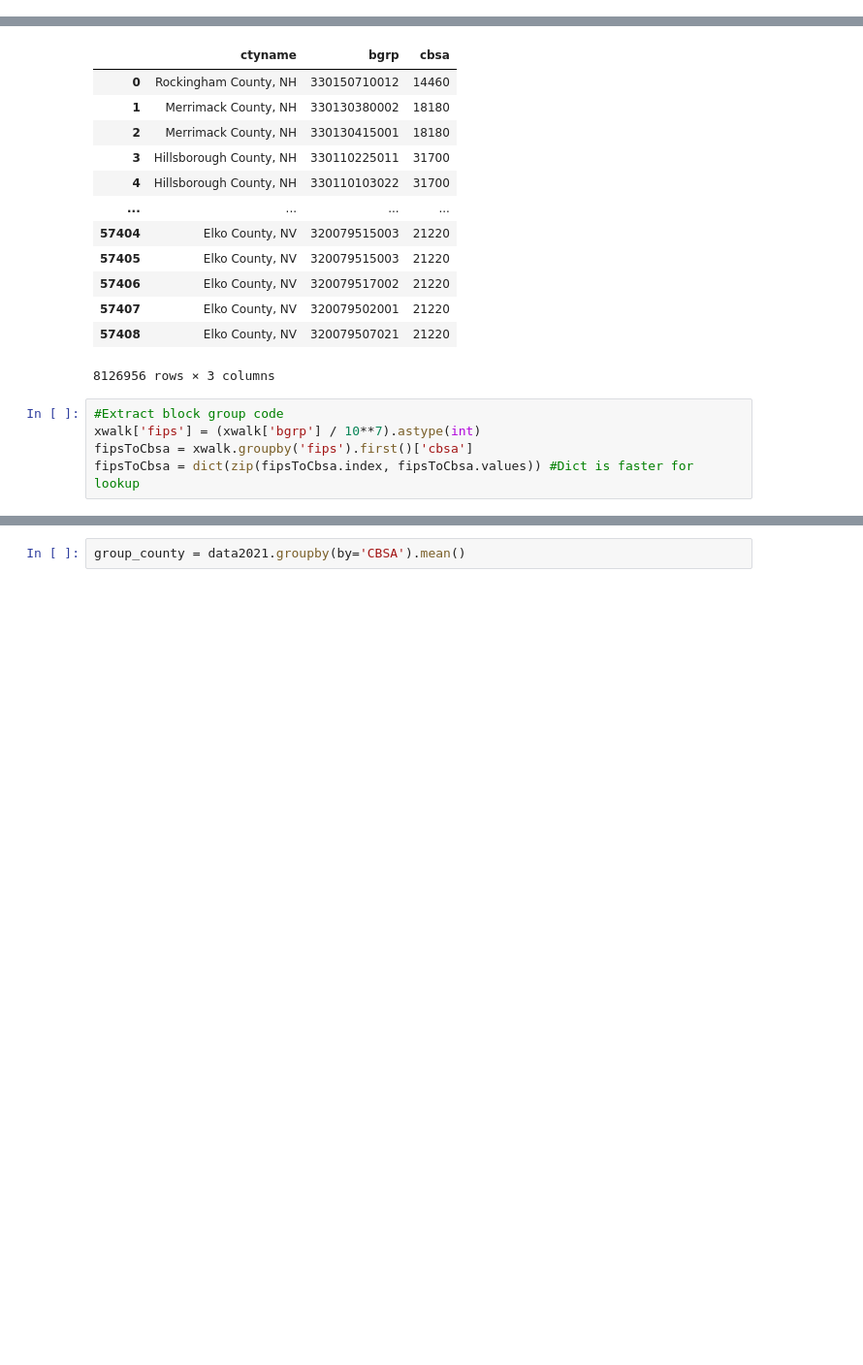
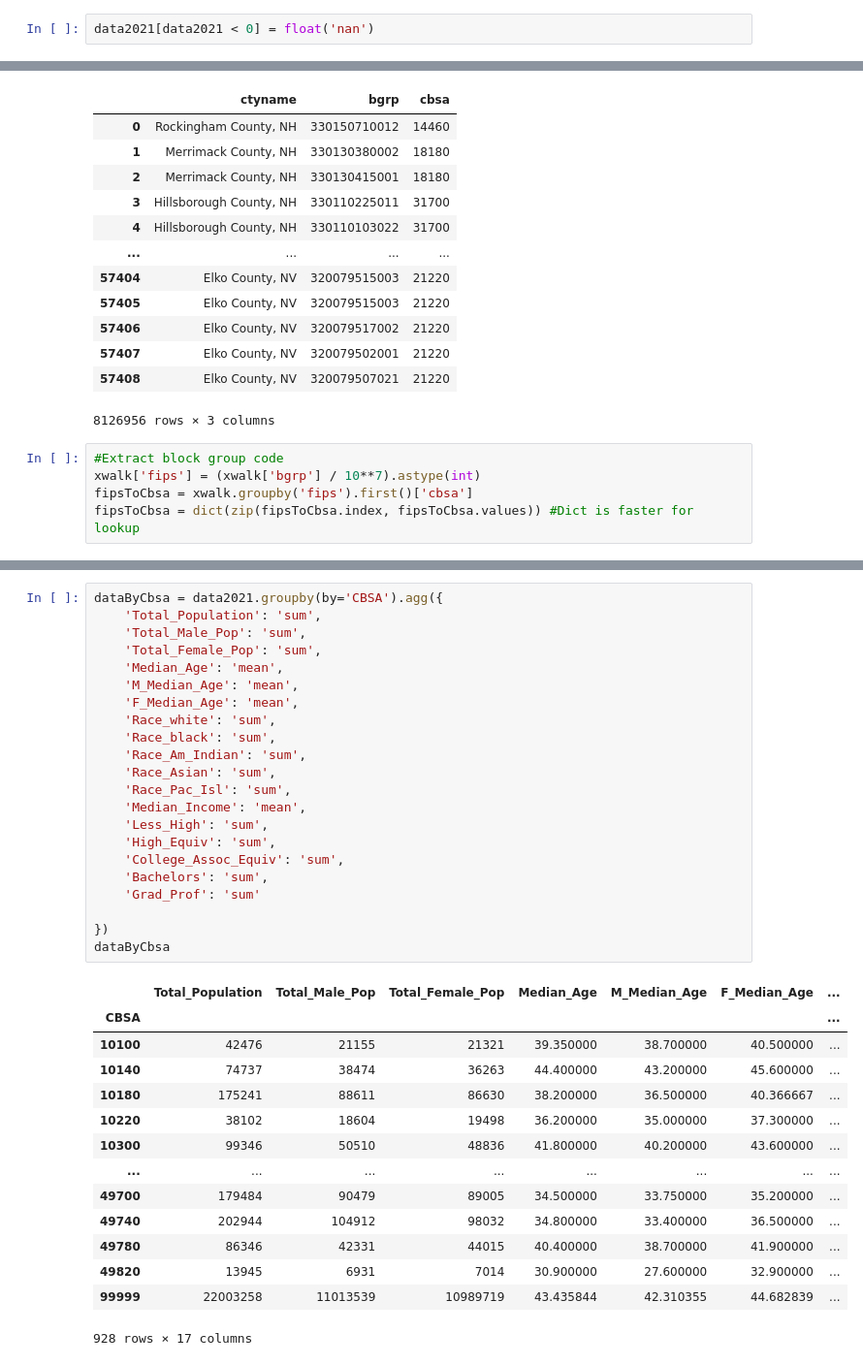
Before and after one commit to ElliottGAbel/Liminal_Cities, a Jupyter notebook: ACS_access.ipynb, the cells around one changed output, grey strips where cells are left out. Shown at 97% size. Cells and saved outputs as stored; diff of their text form; blank space fills up the shorter version.

```diff
--- a/ACS_access.ipynb
+++ b/ACS_access.ipynb
@@ -104,2 +99,4 @@ xwalk['FIPS'] = (xwalk['fipsstatecode'] * 1000) + xwalk['fipscountycode']
 # %%
 data2021['FIPS'] = data2021['FIPS'].astype(float)
+# %%
+data2021[data2021 < 0] = float('nan')
@@ -173,3 +173,38 @@ data2021
 # %%
-group_county = data2021.groupby(by='CBSA').mean()
+dataByCbsa = data2021.groupby(by='CBSA').agg({
+    'Total_Population': 'sum',
+    'Total_Male_Pop': 'sum',
+    'Total_Female_Pop': 'sum',
+    'Median_Age': 'mean',
+    'M_Median_Age': 'mean',
+    'F_Median_Age': 'mean',
+    'Race_white': 'sum',
+    'Race_black': 'sum',
+    'Race_Am_Indian': 'sum',
+    'Race_Asian': 'sum',
+    'Race_Pac_Isl': 'sum',
+    'Median_Income': 'mean',
+    'Less_High': 'sum',
+    'High_Equiv': 'sum',
+    'College_Assoc_Equiv': 'sum',
+    'Bachelors': 'sum',
+    'Grad_Prof': 'sum'
+
+})
+dataByCbsa
+# %% [output]
+|  | Total_Population | Total_Male_Pop | Total_Female_Pop | Median_Age | M_Median_Age | F_Median_Age | ... |
+| CBSA |  |  |  |  |  |  | ... |
+| 10100 | 42476 | 21155 | 21321 | 39.350000 | 38.700000 | 40.500000 | ... |
+| 10140 | 74737 | 38474 | 36263 | 44.400000 | 43.200000 | 45.600000 | ... |
+| 10180 | 175241 | 88611 | 86630 | 38.200000 | 36.500000 | 40.366667 | ... |
+| 10220 | 38102 | 18604 | 19498 | 36.200000 | 35.000000 | 37.300000 | ... |
+| 10300 | 99346 | 50510 | 48836 | 41.800000 | 40.200000 | 43.600000 | ... |
+| ... | ... | ... | ... | ... | ... | ... | ... |
+| 49700 | 179484 | 90479 | 89005 | 34.500000 | 33.750000 | 35.200000 | ... |
+| 49740 | 202944 | 104912 | 98032 | 34.800000 | 33.400000 | 36.500000 | ... |
+| 49780 | 86346 | 42331 | 44015 | 40.400000 | 38.700000 | 41.900000 | ... |
+| 49820 | 13945 | 6931 | 7014 | 30.900000 | 27.600000 | 32.900000 | ... |
+| 99999 | 22003258 | 11013539 | 10989719 | 43.435844 | 42.310355 | 44.682839 | ... |
+928 rows × 17 columns
 # %%
```
Also changed, not shown: parts of 22 cells of this notebook.
